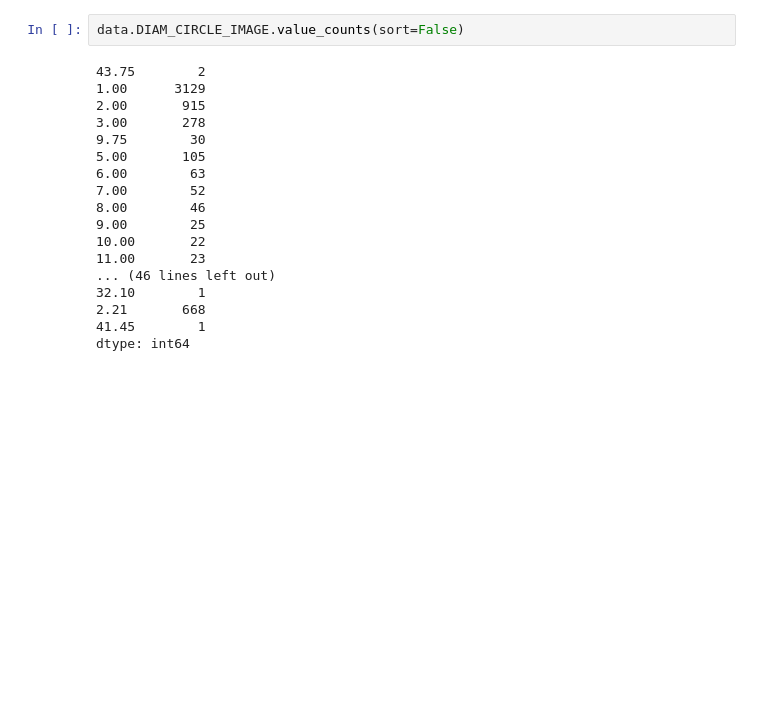
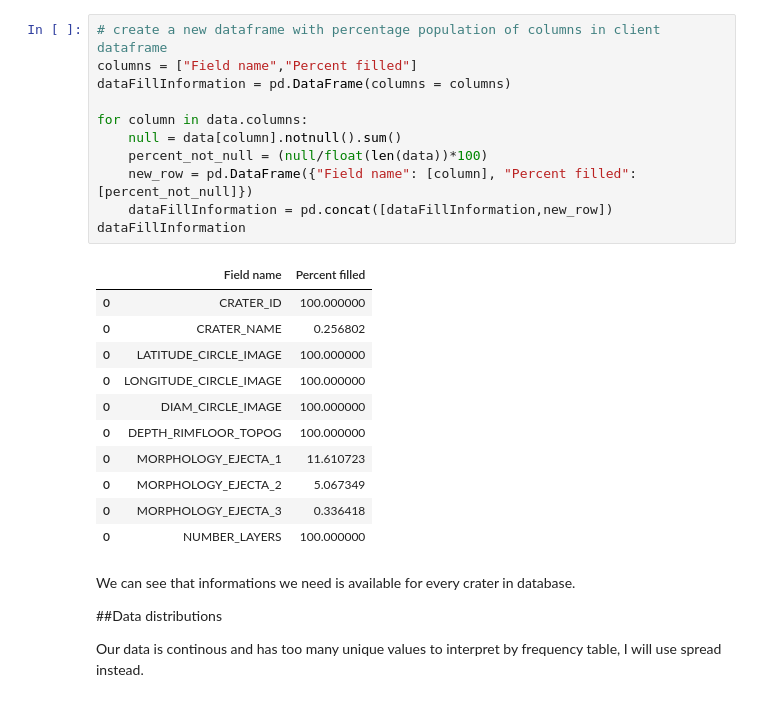
Before and after one commit to DfAC/Coursera_DataAnalysisandInterpretationSpecialization, a Jupyter notebook: DataVisualisation_week02.ipynb, the cells around one changed output. Saved outputs shown, nothing was run; the diff lists cells and outputs as text; blank space fills up the shorter version.

```diff
--- a/DataVisualisation_week02.ipynb
+++ b/DataVisualisation_week02.ipynb
@@ -69,20 +52,29 @@ Did the summary describe the frequency distributions in terms of the values the
-# %%
-data.DIAM_CIRCLE_IMAGE.value_counts(sort=False)
-# %% [output]
-43.75        2
-1.00      3129
-2.00       915
-3.00       278
-9.75        30
-5.00       105
-6.00        63
-7.00        52
-8.00        46
-9.00        25
-10.00       22
-11.00       23
-... (46 lines left out)
-32.10        1
-2.21       668
-41.45        1
-dtype: int64
+# %%
+# create a new dataframe with percentage population of columns in client dataframe
+columns = ["Field name","Percent filled"]
+dataFillInformation = pd.DataFrame(columns = columns)
+
+for column in data.columns:
+    null = data[column].notnull().sum()
+    percent_not_null = (null/float(len(data))*100)
+    new_row = pd.DataFrame({"Field name": [column], "Percent filled": [percent_not_null]})
+    dataFillInformation = pd.concat([dataFillInformation,new_row])
+dataFillInformation
+# %% [output]
+|  | Field name | Percent filled |
+| 0 | ﻿CRATER_ID | 100.000000 |
+| 0 | CRATER_NAME | 0.256802 |
+| 0 | LATITUDE_CIRCLE_IMAGE | 100.000000 |
+| 0 | LONGITUDE_CIRCLE_IMAGE | 100.000000 |
+| 0 | DIAM_CIRCLE_IMAGE | 100.000000 |
+| 0 | DEPTH_RIMFLOOR_TOPOG | 100.000000 |
+| 0 | MORPHOLOGY_EJECTA_1 | 11.610723 |
+| 0 | MORPHOLOGY_EJECTA_2 | 5.067349 |
+| 0 | MORPHOLOGY_EJECTA_3 | 0.336418 |
+| 0 | NUMBER_LAYERS | 100.000000 |
+# %% [markdown]
+We can see that informations we need is available for every crater in database.
+
+##Data distributions
+
+Our data is continous and has too many unique values to interpret by frequency table, I will use spread instead.
```
Also changed, not shown: parts of 19 cells of this notebook.
